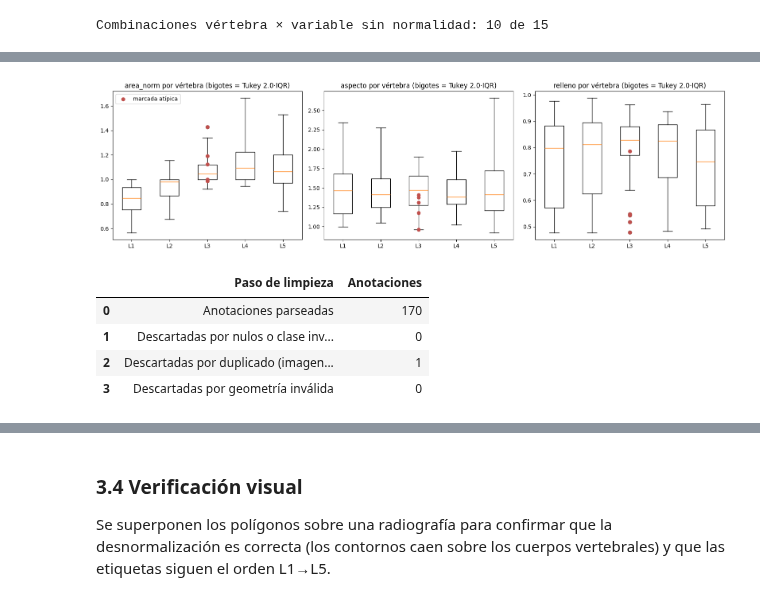
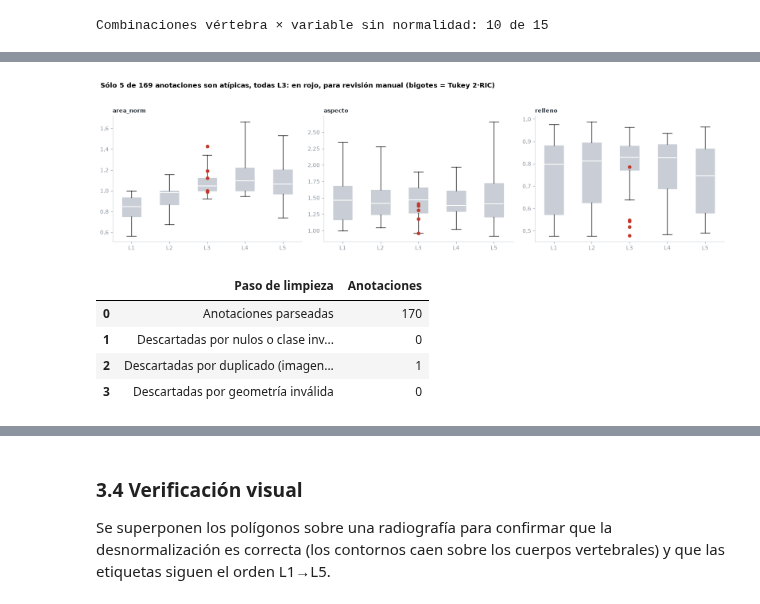
Before and after one commit to marcoskantor/Curso_Introduccion_Ingenieria_Datos, a Jupyter notebook: Proyecto_final.ipynb, the cells around one changed output, grey strips where cells are left out. Cells and saved outputs as stored; diff of their text form; code cells hidden in the pictures.

```diff
--- a/Proyecto_final.ipynb
+++ b/Proyecto_final.ipynb
@@ -485,11 +537,19 @@ anotaciones["aspecto"]   = caja_w / caja_h
 anotaciones["relleno"]   = anotaciones.area_px / (caja_w * caja_h)
 VARS = ["area_norm", "aspecto", "relleno"]
 
-fig, axes = plt.subplots(1, 2, figsize=(12, 3.5))
-for ax, var, titulo in [(axes[0], "area_rel", "área / área de la imagen (depende del encuadre)"),
-                        (axes[1], "area_norm", "área / mediana de sus vecinas (comparable)")]:
-    ax.boxplot([anotaciones.loc[anotaciones.vertebra == v, var] for v in CLASES])
-    ax.set_xticks(range(1, len(CLASES) + 1), CLASES); ax.set_title(titulo, fontsize=10)
+fig, axes = plt.subplots(1, 2, figsize=(12, 3.6))
+for ax, var, color, titulo in [
+        (axes[0], "area_rel", PAL["gris_txt"], "Área / área de la imagen: depende del encuadre"),
+        (axes[1], "area_norm", PAL["azul"], "Área / mediana de sus vecinas: comparable entre imágenes")]:
+    bp = ax.boxplot([anotaciones.loc[anotaciones.vertebra == v, var] for v in CLASES], whis=UMBRAL_TUKEY,
+                    patch_artist=True, medianprops=dict(color="white", lw=1.5),
+                    flierprops=dict(marker="o", markersize=4, markerfacecolor=PAL["rojo"], markeredgecolor=PAL["rojo"]))
+    for caja in bp["boxes"]:
+        caja.set(facecolor=color, edgecolor=color)
+    ax.set_xticks(range(1, len(CLASES) + 1), CLASES); ax.set_title(titulo)
+axes[0].yaxis.set_major_formatter(FuncFormatter(lambda v, _: f"{100 * v:.0f} %")); axes[0].set_ylabel("% del área de la imagen")
+axes[1].axhline(1, color=PAL["gris"], ls="--", lw=0.8, zorder=0); axes[1].set_ylabel("1 = tamaño de sus vecinas")
+axes[1].yaxis.set_major_formatter(coma(1))
 plt.tight_layout(); plt.show()
 # %% [output]
 Fuera de la imagen (> 2 %): 0 | degenerados (área < 1 px²): 0
@@ -564,20 +624,24 @@ Anotaciones que rompen el orden L1→L5: 0
 | 137 | N20-N-F-21_1_0_jpg.rf.28861cb0290... | L3 | 1.4278 | 1.4076 | 0.7862 | area_norm alto (Tukey) |
 | 156 | N20-S-F-35_1_0_jpg.rf.851e901206c... | L3 | 1.1901 | 1.1770 | 0.5476 | relleno bajo (Tukey) |
 # %%
+at = anotaciones[anotaciones.es_atipico == 1]
 fig, axes = plt.subplots(1, 3, figsize=(16, 4.5))
 for ax, var in zip(axes, VARS):
-    datos = [anotaciones.loc[anotaciones.vertebra == v, var] for v in CLASES]
-    ax.boxplot(datos, whis=UMBRAL_TUKEY)
-    ax.set_xticks(range(1, len(CLASES) + 1), CLASES)
-    at = anotaciones[anotaciones.es_atipico == 1]
-    ax.scatter(at["orden"] + 1, at[var], color="#c0504d", zorder=3, label="marcada atípica")
-    ax.set_title(f"{var} por vértebra (bigotes = Tukey {UMBRAL_TUKEY}·IQR)")
-axes[0].legend()
-plt.tight_layout(); plt.show()
+    bp = ax.boxplot([anotaciones.loc[anotaciones.vertebra == v, var] for v in CLASES], whis=UMBRAL_TUKEY,
+                    patch_artist=True, showfliers=False, medianprops=dict(color="white", lw=1.5))
+    for caja in bp["boxes"]:
+        caja.set(facecolor=PAL["gris"], edgecolor=PAL["gris"])
+    ax.scatter(at["orden"] + 1, at[var], color=PAL["rojo"], zorder=3, s=30)
+    ax.set_xticks(range(1, len(CLASES) + 1), CLASES); ax.set_title(var, fontsize=10)
+    ax.yaxis.set_major_formatter(coma(1))
+fig.suptitle(f"Sólo {len(at)} de {len(anotaciones)} anotaciones son atípicas, todas "
+             f"{', '.join(sorted(at['vertebra'].astype(str).unique()))}: en rojo, para revisión manual "
+             f"(bigotes = Tukey {UMBRAL_TUKEY:g}·RIC)".replace(".", ","), x=0.01, ha="left", fontweight="bold")
+plt.tight_layout(rect=(0, 0, 1, 0.94)); plt.show()
 
 display(pd.DataFrame(bitacora, columns=["Paso de limpieza", "Anotaciones"]))
 # %% [output]
-[figure, old version]
+[figure, new version]
 |  | Paso de limpieza | Anotaciones |
 | 0 | Anotaciones parseadas | 170 |
 | 1 | Descartadas por nulos o clase inv... | 0 |
```
Also changed, not shown: parts of 23 cells of this notebook, 21 other files.
